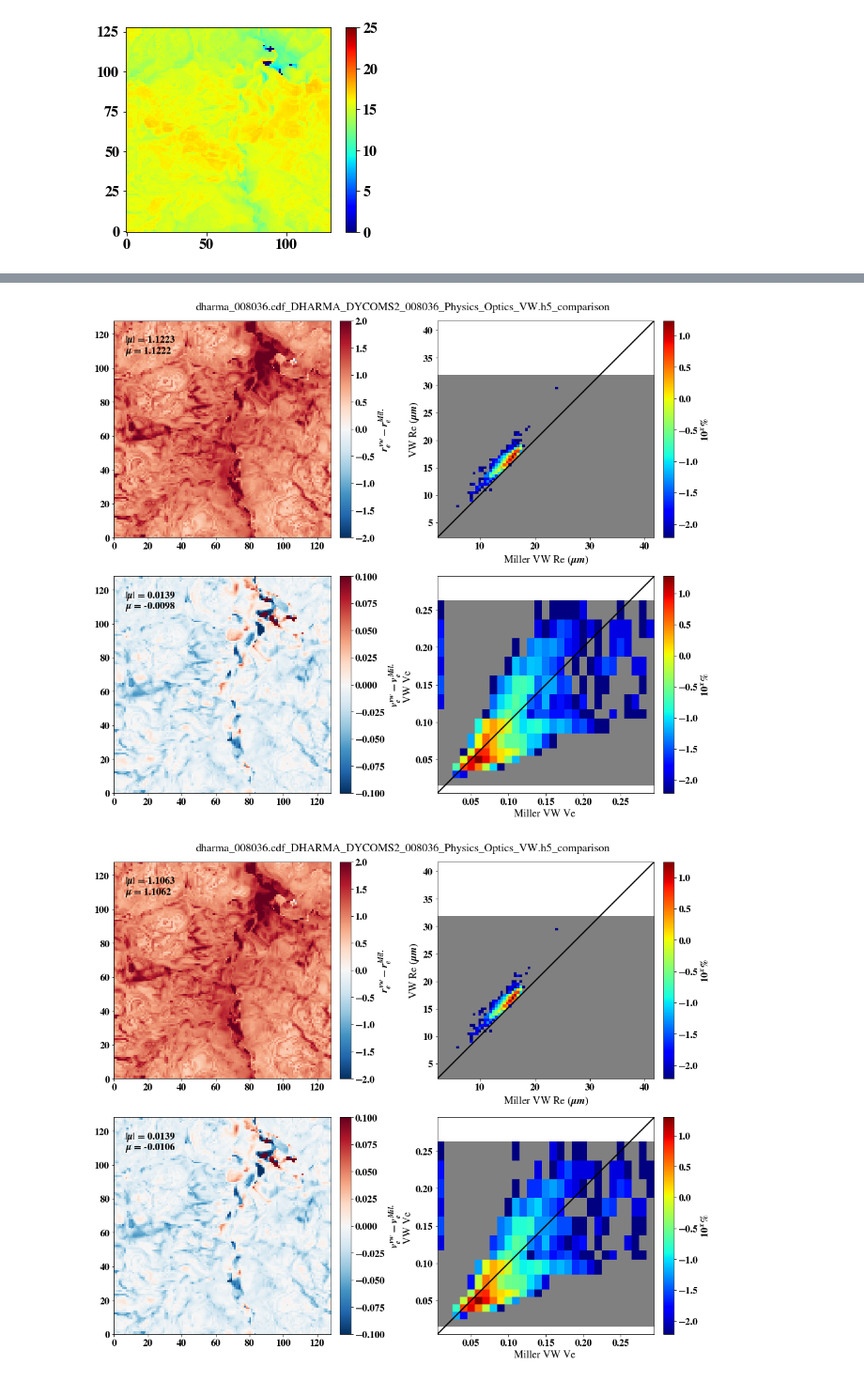
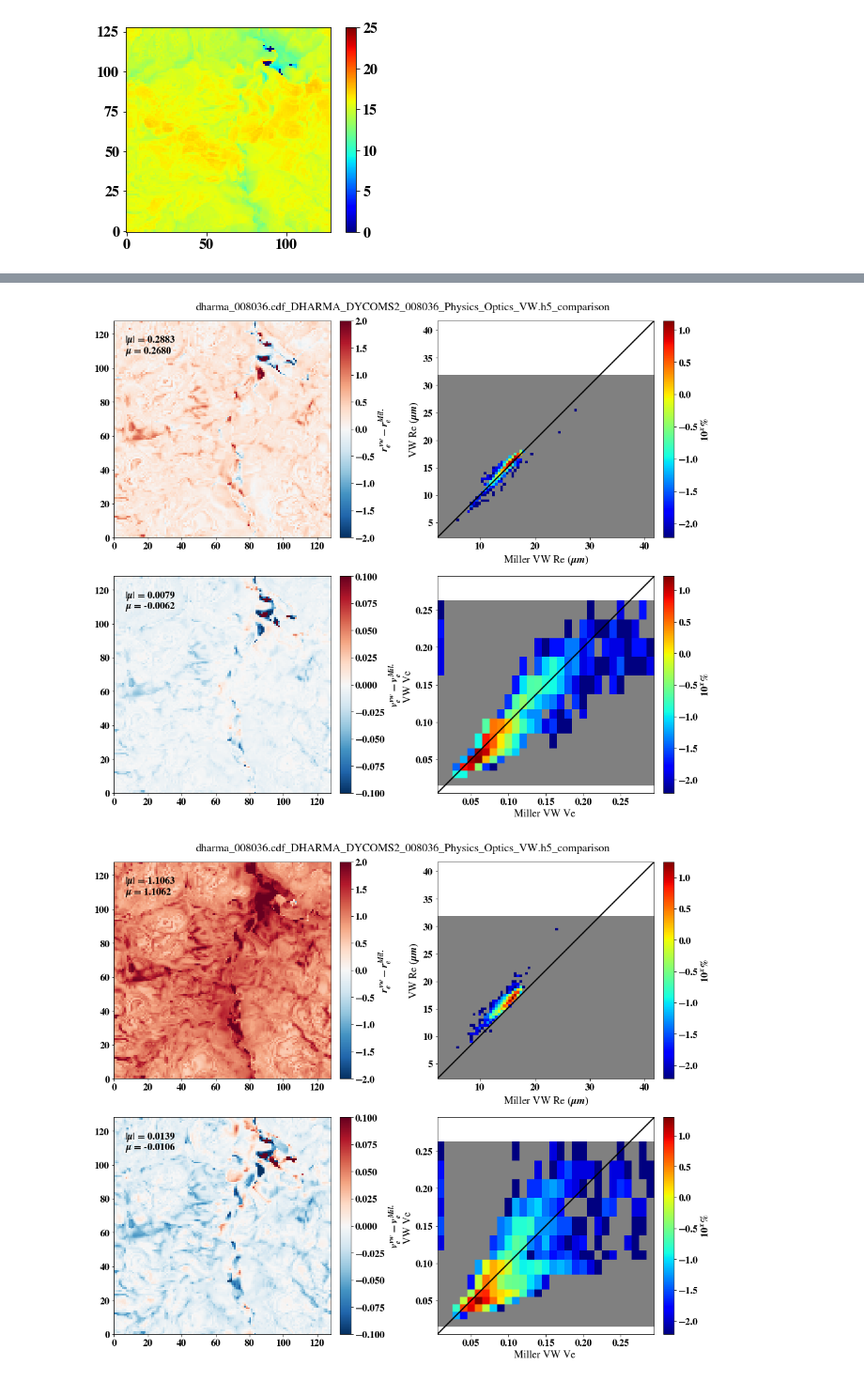
Before and after one commit to cpnHere/ACRS, a Jupyter notebook: LES_simulations/vertical_weighting_psudo_ret.ipynb, the cells around one changed output, grey strips where cells are left out. Shown at 94% size. Saved outputs shown, nothing was run; the diff lists cells and outputs as text; code cells hidden in the pictures.

```diff
--- a/LES_simulations/vertical_weighting_psudo_ret.ipynb
+++ b/LES_simulations/vertical_weighting_psudo_ret.ipynb
@@ -190,7 +192,7 @@ ax1[1].imshow(tau[zi,:] - TAU_W086[zi,:].T,origin='lower')
 x,y=110,20
 fig1,ax1=plt.subplots(1,2,figsize=(8,4),subplot_kw={'aspect':'equal'})
 fig1_ttl=DYCOMS2.VW.fname+'_X{}Y{}'.format(x,y)
-ctf1=ax1[0].imshow(DYCOMS2.VW.Re,origin='lower',vmin=0,vmax=25,cmap=plt.cm.jet)
+ctf1=ax1[0].imshow(DYCOMS2.VW.Re_dN_vw,origin='lower',vmin=0,vmax=25,cmap=plt.cm.jet)
 ctf2=ax1[1].imshow(DYCOMS2.VW.Tau,origin='lower',vmin=0,vmax=30,cmap=plt.cm.binary_r)
 ax1[0].plot(x,y,'ko',markersize=15,markerfacecolor='none')
 ax1[1].plot(x,y,'ko',markersize=15,markerfacecolor='none')
@@ -514,44 +522,44 @@ def set2DHist(xbnds,ybnds,valX,valY):
     xc=(xedges[0:-1]+xedges[1:])/2
     yc=(yedges[0:-1]+yedges[1:])/2
     xm, ym = np.meshgrid(xc,yc)
     return val,xc,yc,xm,ym
 #pol. ret. comparison with vw
-re_vw = DYCOMS2.VW.Re #Re_vw
-ve_vw = DYCOMS2.VW.Ve #Ve_vw
+re_vw = DYCOMS2.VW.Re_dN_vw #Re_vw
+ve_vw = DYCOMS2.VW.Ve_dN_vw #Ve_vw
 P12Lib=Pol_ret_P12Lib(fname='Pol_ret_PM_library_0p860_2p13_V3.hdf5')
 P12Lib.loadP12Lib()
 # make these smaller to increase the resolution
 #dx, dy = 0.05, 0.05
 fig1_ttl = fig1_ttl = DYCOMS2.fname+'_'+mil_fname+'_comparison'
 fig1, ax1=plt.subplots(2,2,figsize=(14,12),subplot_kw={'aspect':'equal'})
-val,_,_,x,y=set2DHist(np.linspace(2,42,81),np.linspace(2,32,61),re_2wt_50m[0,0,0,:].T.flatten(),re_vw.flatten())
+val,_,_,x,y=set2DHist(np.linspace(2,42,81),np.linspace(2,32,61),re_2wt_50m[0,0,5,:].T.flatten(),re_vw.flatten())
 ctf1=ax1[0,1].pcolormesh(x,y,np.log10(val.T/val.sum()*100),cmap=plt.cm.jet)
-val,_,_,x,y=set2DHist(np.linspace(0,0.3,31),P12Lib.ve,ve_2wt_50m[0,0,0,:].T.flatten(),ve_vw.flatten())
+val,_,_,x,y=set2DHist(np.linspace(0,0.3,31),P12Lib.ve,ve_2wt_50m[0,0,5,:].T.flatten(),ve_vw.flatten())
 ctf2=ax1[1,1].pcolormesh(x,y,np.log10(val.T/val.sum()*100),cmap=plt.cm.jet)
-ctf3=ax1[0,0].pcolormesh(re_vw-re_2wt_50m[0,0,0,:].T,cmap=cmap_0,vmin=-2,vmax=2)
-ctf4=ax1[1,0].pcolormesh(ve_vw-ve_2wt_50m[0,0,0,:].T,cmap=cmap_0,vmin=-.1,vmax=.1)
+ctf3=ax1[0,0].pcolormesh(re_vw-re_2wt_50m[0,0,5,:].T,cmap=cmap_0,vmin=-2,vmax=2)
+ctf4=ax1[1,0].pcolormesh(ve_vw-ve_2wt_50m[0,0,5,:].T,cmap=cmap_0,vmin=-.1,vmax=.1)
 #ax1[1].set_xscale('log')
 #ax1[1].set_yscale('log')
 #ax1.contourf(xc,yc,np.log10(val.T/val.sum()*100),levels=50,extend='both',cmap=plt.cm.jet)
 cpn.add_cb(fig1,ctf1,ax1[0,1],orientation='vertical',label='$10^x\%$')
 cpn.add_cb(fig1,ctf2,ax1[1,1],orientation='vertical',label='$10^x\%$')
 cpn.add_cb(fig1,ctf3,ax1[0,0],orientation='vertical',label='$r_e^{vw}-r_e^{Mil.}$')
 cpn.add_cb(fig1,ctf4,ax1[1,0],orientation='vertical',label='$v_e^{vw}-v_e^{Mil.}$')
 ax1[0,1].set_xlabel('Miller VW Re $(\mu m)$')
 ax1[0,1].set_ylabel('VW Re $(\mu m)$')
 ax1[1,1].set_xlabel('Miller VW Ve ')
 ax1[1,1].set_ylabel('VW Ve ')
 cpn.Corr_plot_frames(ax1[0,1],lineS='k-',linewidth=2.0)
 cpn.Corr_plot_frames(ax1[1,1],lineS='k-',linewidth=2.0)
-ax1[0,0].text(0.05,0.90,'$|\mu|$ = %0.4f'%(np.nanmean(abs(re_vw-re_2wt_50m[0,0,0,:].T))),transform=ax1[0,0].transAxes,size=16)
-ax1[0,0].text(0.05,0.85,       '$\mu$ = %0.4f'%(np.nanmean(re_vw-re_2wt_50m[0,0,0,:].T)),transform=ax1[0,0].transAxes,size=16)
-ax1[1,0].text(0.05,0.90,'$|\mu|$ = %0.4f'%(np.nanmean(abs(ve_vw-ve_2wt_50m[0,0,0,:].T))),transform=ax1[1,0].transAxes,size=16)
-ax1[1,0].text(0.05,0.85,       '$\mu$ = %0.4f'%(np.nanmean(ve_vw-ve_2wt_50m[0,0,0,:].T)),transform=ax1[1,0].transAxes,size=16)
+ax1[0,0].text(0.05,0.90,'$|\mu|$ = %0.4f'%(np.nanmean(abs(re_vw-re_2wt_50m[0,0,5,:].T))),transform=ax1[0,0].transAxes,size=16)
+ax1[0,0].text(0.05,0.85,       '$\mu$ = %0.4f'%(np.nanmean(re_vw-re_2wt_50m[0,0,5,:].T)),transform=ax1[0,0].transAxes,size=16)
+ax1[1,0].text(0.05,0.90,'$|\mu|$ = %0.4f'%(np.nanmean(abs(ve_vw-ve_2wt_50m[0,0,5,:].T))),transform=ax1[1,0].transAxes,size=16)
+ax1[1,0].text(0.05,0.85,       '$\mu$ = %0.4f'%(np.nanmean(ve_vw-ve_2wt_50m[0,0,5,:].T)),transform=ax1[1,0].transAxes,size=16)
 fig1.suptitle("\n".join(wrap(fig1_ttl,80)))
 fig1.tight_layout(rect=[0,0,1,0.97])
 #cpn.savefig(fig1,fig1_ttl,'figures/')
 # %% [output]
-[figure, old version]
+[figure, new version]
 # %%
 # %% [output]
 [figure]
```
Also changed, not shown: parts of 5 cells of this notebook.
